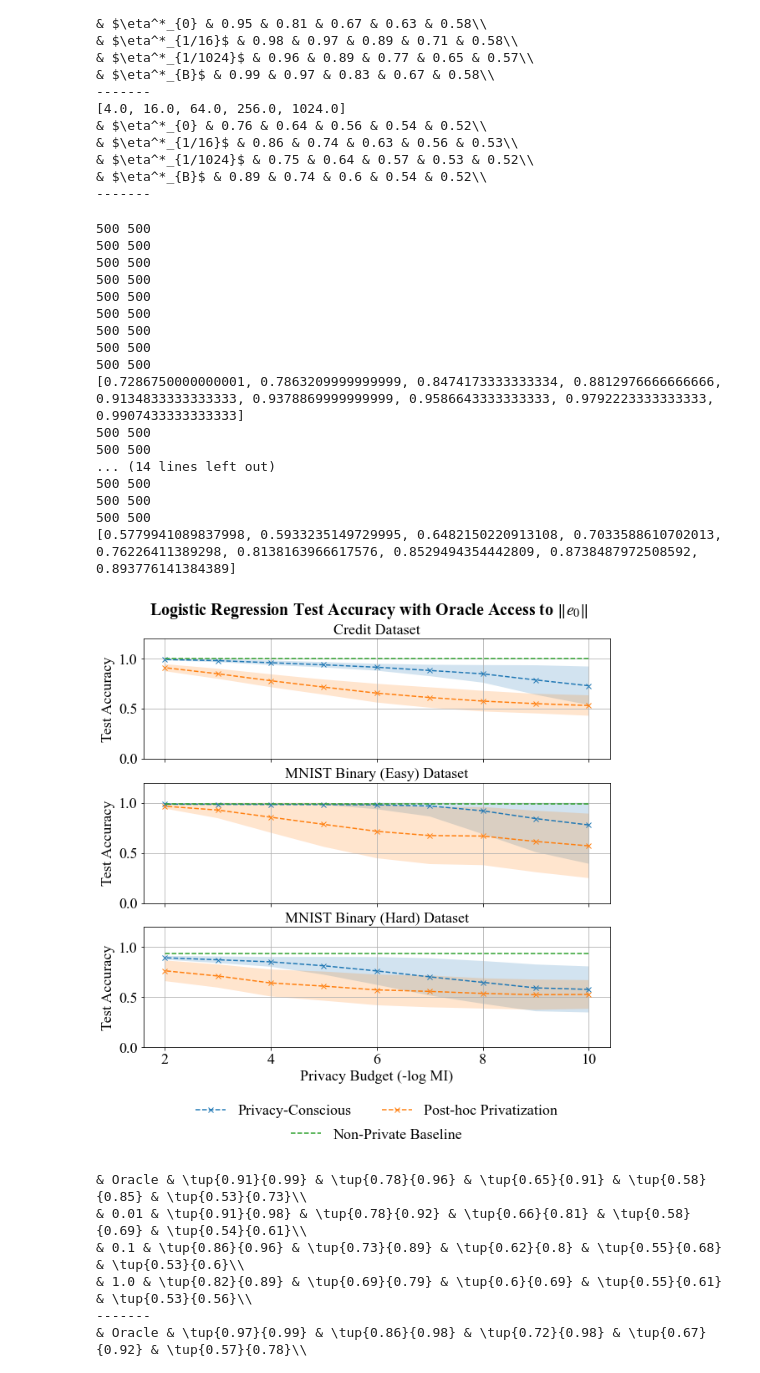
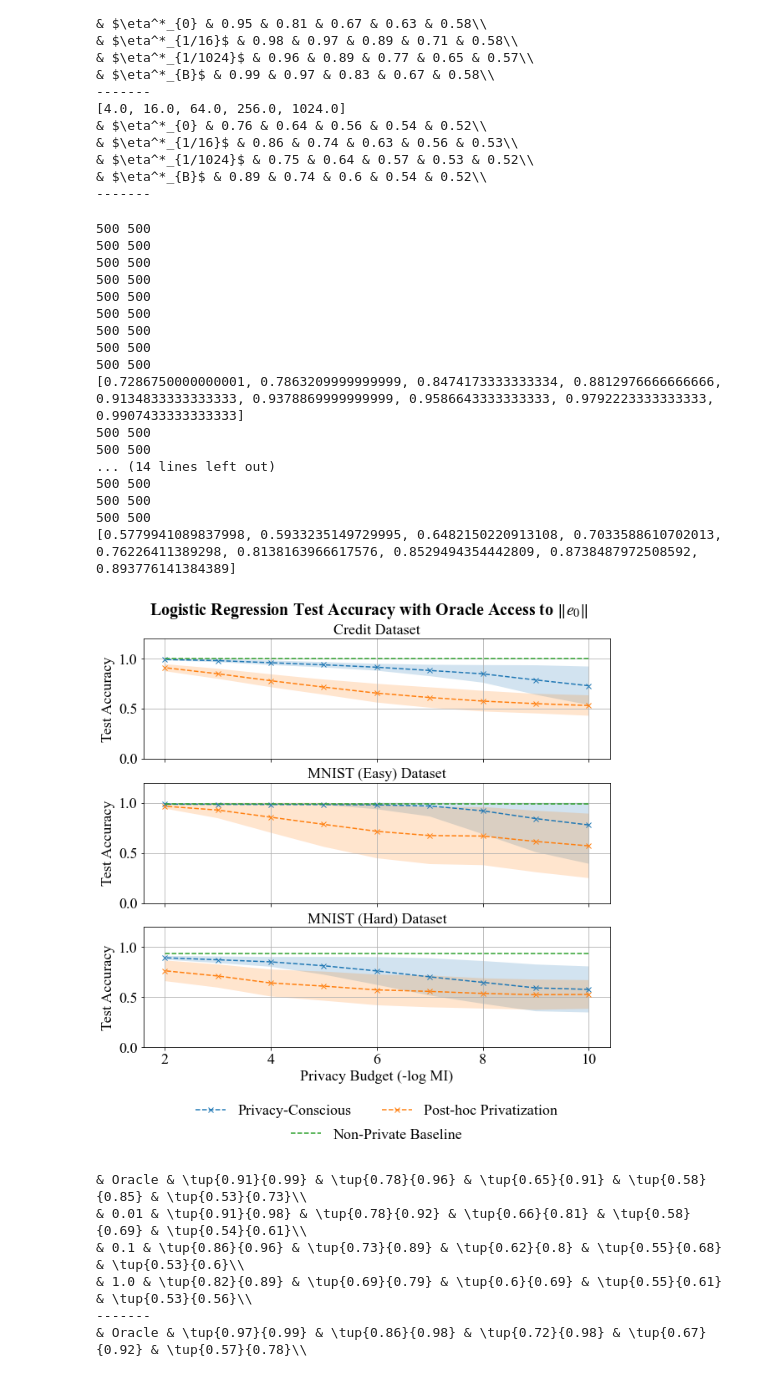
Before and after one commit to mayuri95/designing_for_privacy, a Jupyter notebook: pac_private_gd/gd_accs.ipynb, the cells around one changed output. Saved outputs shown, nothing was run; the diff lists cells and outputs as text; code cells hidden in the pictures.

```diff
--- a/pac_private_gd/gd_accs.ipynb
+++ b/pac_private_gd/gd_accs.ipynb
@@ -108,7 +108,7 @@ for data_ind, data in enumerate(['credit', 'mnist_0_vs_7', 'mnist_7_vs_9']):
 & $\eta^*_{B}$ & 0.89 & 0.74 & 0.6 & 0.54 & 0.52\\
 -------
 # %%
-names = ['Credit', 'MNIST Binary (Easy)', 'MNIST Binary (Hard)']
+names = ['Credit', 'MNIST (Easy)', 'MNIST (Hard)']
 global_handles, global_labels = [], []
 baseline_handles, baseline_labels = [], []
 fig, axes = plt.subplots(3, 1, figsize=(10,9), sharex=True)
@@ -196,34 +196,34 @@ ax.add_artist(leg1)
 leg2 = ax.legend(
     handles=baseline_handles,
     labels=baseline_labels,
     ncol = 1,
     bbox_to_anchor=(0.5, -0.9),
     loc='lower center',
     fontsize=18,
     frameon=False
 )
 title = fig.suptitle(r"Logistic Regression Test Accuracy with Oracle Access to $\Vert e_0 \Vert$", fontsize=20, fontweight="bold", y=0.95)
 fig.canvas.draw()
 fig.savefig("../figs/gd_exact_accs.pdf", bbox_inches="tight", bbox_extra_artists=(leg, title), pad_inches=0.04)
 # %% [output]
 500 500
 500 500
 500 500
 500 500
 500 500
 500 500
 500 500
 500 500
 500 500
 [0.7286750000000001, 0.7863209999999999, 0.8474173333333334, 0.8812976666666666, 0.9134833333333333, 0.9378869999999999, 0.9586643333333333, 0.9792223333333333, 0.9907433333333333]
 500 500
 500 500
 ... (14 lines left out)
 500 500
 500 500
 500 500
 [0.5779941089837998, 0.5933235149729995, 0.6482150220913108, 0.7033588610702013, 0.76226411389298, 0.8138163966617576, 0.8529494354442809, 0.8738487972508592, 0.893776141384389]
-[figure, old version]
+[figure, new version]
 # %%
 names = ['Credit', 'MNIST Binary (0 vs. 7)', 'MNIST Binary (7 vs. 9)']
 for data_ind, data in enumerate(['credit', 'mnist_0_vs_7', 'mnist_7_vs_9']):
```
Also changed, not shown: 5 other files.
